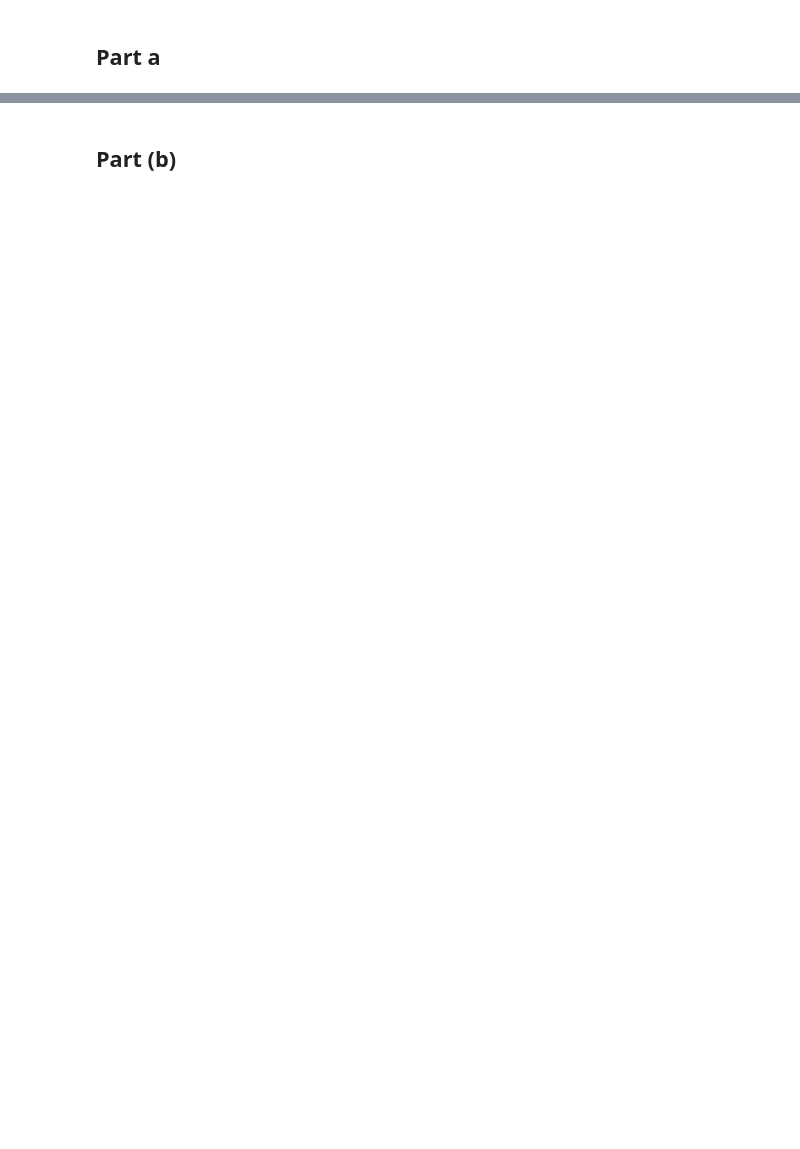
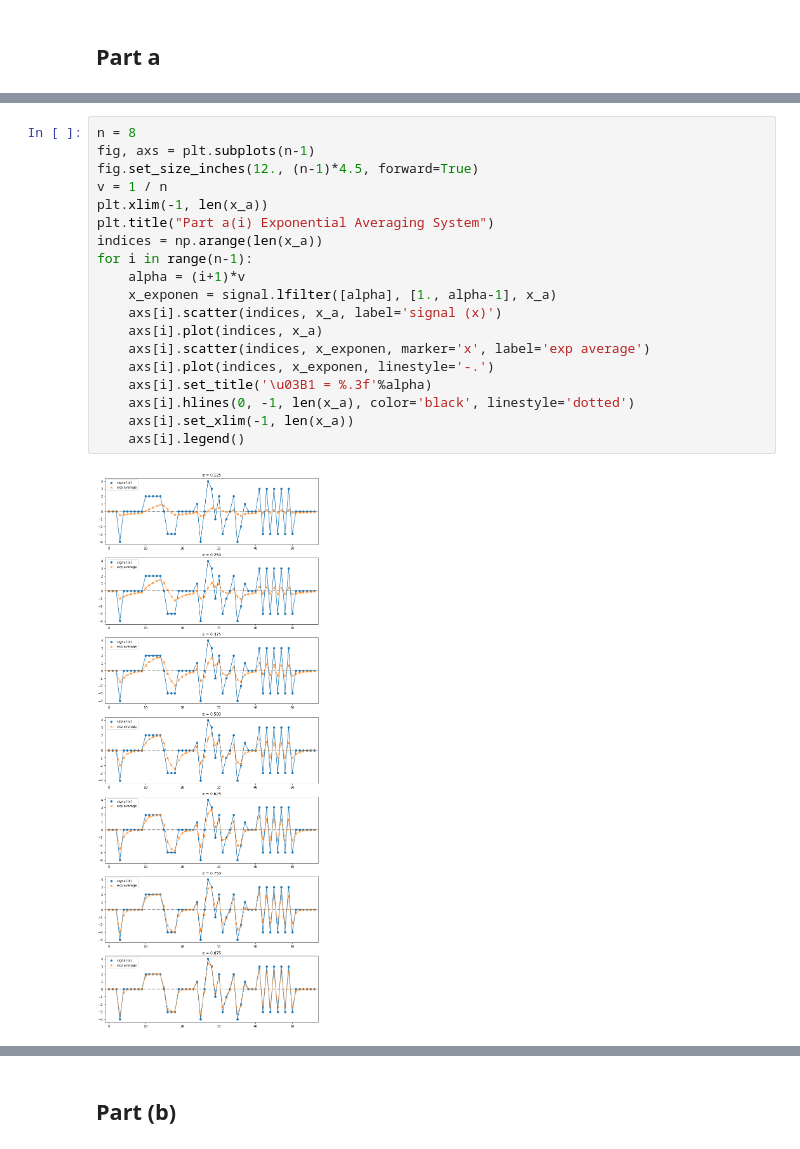
Before and after one commit to DasAnish/DSP_assignments, a Jupyter notebook: DSP_Assignment1.ipynb, the cells around one changed output, grey strips where cells are left out. Saved outputs shown, nothing was run; the diff lists cells and outputs as text; blank space fills up the shorter version.

```diff
--- a/DSP_Assignment1.ipynb
+++ b/DSP_Assignment1.ipynb
@@ -25,0 +58,21 @@ plot_linegraph(indices, x)
+# %%
+n = 8
+fig, axs = plt.subplots(n-1)
+fig.set_size_inches(12., (n-1)*4.5, forward=True)
+v = 1 / n
+plt.xlim(-1, len(x_a))
+plt.title("Part a(i) Exponential Averaging System")
+indices = np.arange(len(x_a))
+for i in range(n-1):
+    alpha = (i+1)*v
+    x_exponen = signal.lfilter([alpha], [1., alpha-1], x_a)
+    axs[i].scatter(indices, x_a, label='signal (x)')
+    axs[i].plot(indices, x_a)
+    axs[i].scatter(indices, x_exponen, marker='x', label='exp average')
+    axs[i].plot(indices, x_exponen, linestyle='-.')
+    axs[i].set_title('\u03B1 = %.3f'%alpha)
+    axs[i].hlines(0, -1, len(x_a), color='black', linestyle='dotted')
+    axs[i].set_xlim(-1, len(x_a))
+    axs[i].legend()
+# %% [output]
+[figure, added]
```
Also changed, not shown: parts of 49 cells of this notebook.
